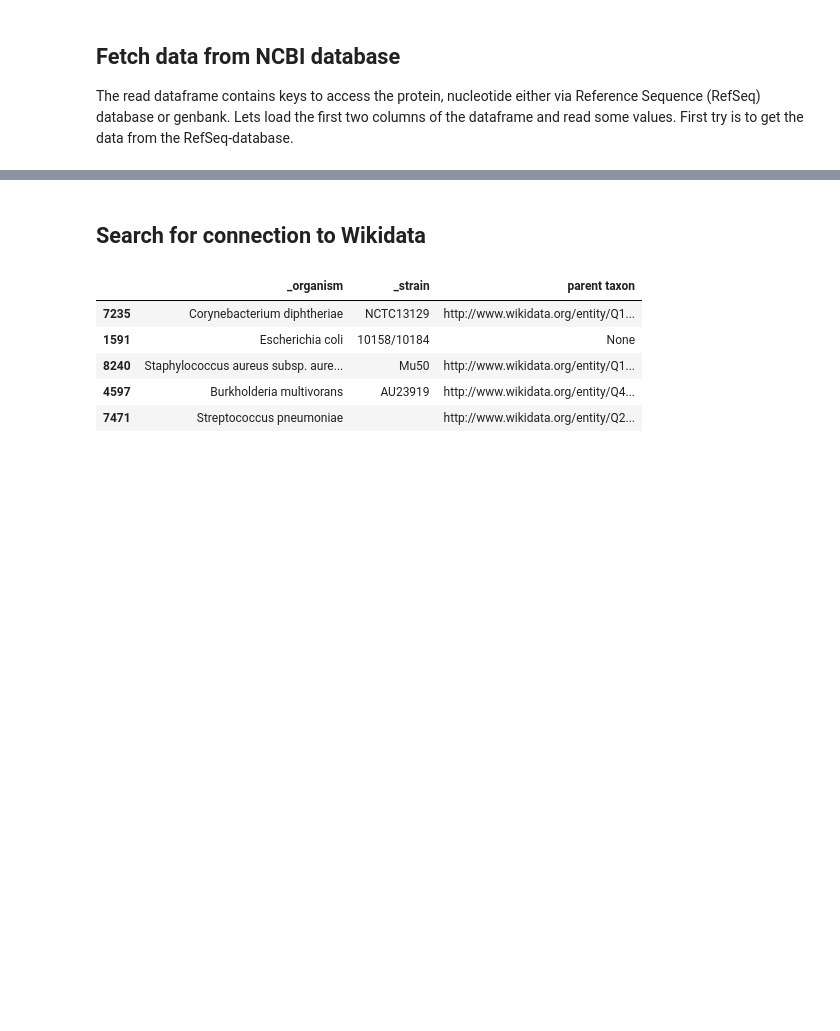
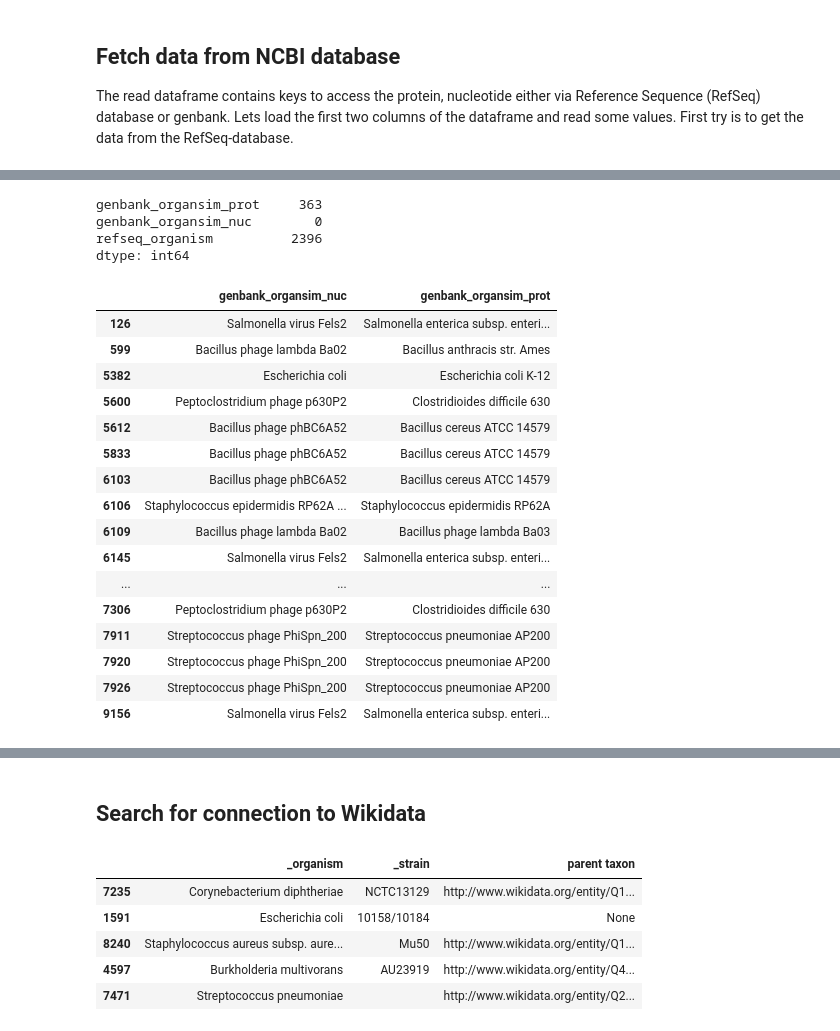
Before and after one commit to gjmm07/DS_LOD_and_Knowledge_Graphs_2023_Finn_Heydemann, a Jupyter notebook: Untitled2.ipynb, the cells around one changed output, grey strips where cells are left out. Saved outputs shown, nothing was run; the diff lists cells and outputs as text; code cells hidden in the pictures; blank space fills up the shorter version.

```diff
--- a/Untitled2.ipynb
+++ b/Untitled2.ipynb
@@ -163,0 +99,7 @@ dummy[["product_name", "strain"]]
+# %%
+# 2651 cases where found organisms in genbank via protein, genbank via nuclotide and refseq do not match
+
+diff_organism_df = df.loc[(df["genbank_organsim_nuc"] != df["genbank_organsim_prot"]) | (df["genbank_organsim_nuc"] != df["refseq_organism"]), ["genbank_organsim_prot",
+                                                                                                                                                "genbank_organsim_nuc",
+                                                                                                                                                "refseq_organism"]]
+diff_organism_df
@@ -163,0 +120,31 @@ dummy[["product_name", "strain"]]
+# %%
+# But genbank via nucleotid has non NaN -- genbank via nucleotid seems to be best: have a look at the exact differences
+diff_organism_df.isna().sum()
+# %% [output]
+genbank_organsim_prot     363
+genbank_organsim_nuc        0
+refseq_organism          2396
+dtype: int64
+# %%
+# As can be seen there are 35 issues where organism found via genbank (nucleotid) and via genbank (protein) are different
+# What should be done here? Are these alternative names -- Expert knowledge requiered
+diff_organism_df.loc[diff_organism_df["genbank_organsim_nuc"] != diff_organism_df["genbank_organsim_prot"], ["genbank_organsim_nuc",
+                                                                                                             "genbank_organsim_prot"]].dropna()
+# %% [output]
+|  | genbank_organsim_nuc | genbank_organsim_prot |
+| 126 | Salmonella virus Fels2 | Salmonella enterica subsp. enteri... |
+| 599 | Bacillus phage lambda Ba02 | Bacillus anthracis str. Ames |
+| 5382 | Escherichia coli | Escherichia coli K-12 |
+| 5600 | Peptoclostridium phage p630P2 | Clostridioides difficile 630 |
+| 5612 | Bacillus phage phBC6A52 | Bacillus cereus ATCC 14579 |
+| 5833 | Bacillus phage phBC6A52 | Bacillus cereus ATCC 14579 |
+| 6103 | Bacillus phage phBC6A52 | Bacillus cereus ATCC 14579 |
+| 6106 | Staphylococcus epidermidis RP62A ... | Staphylococcus epidermidis RP62A |
+| 6109 | Bacillus phage lambda Ba02 | Bacillus phage lambda Ba03 |
+| 6145 | Salmonella virus Fels2 | Salmonella enterica subsp. enteri... |
+| ... | ... | ... |
+| 7306 | Peptoclostridium phage p630P2 | Clostridioides difficile 630 |
+| 7911 | Streptococcus phage PhiSpn_200 | Streptococcus pneumoniae AP200 |
+| 7920 | Streptococcus phage PhiSpn_200 | Streptococcus pneumoniae AP200 |
+| 7926 | Streptococcus phage PhiSpn_200 | Streptococcus pneumoniae AP200 |
+| 9156 | Salmonella virus Fels2 | Salmonella enterica subsp. enteri... |
```
Also changed, not shown: parts of 24 cells of this notebook, 4 other files.
